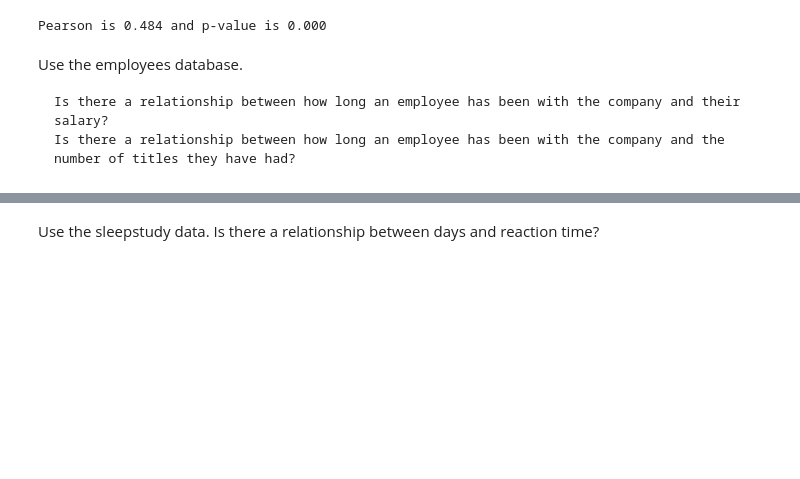
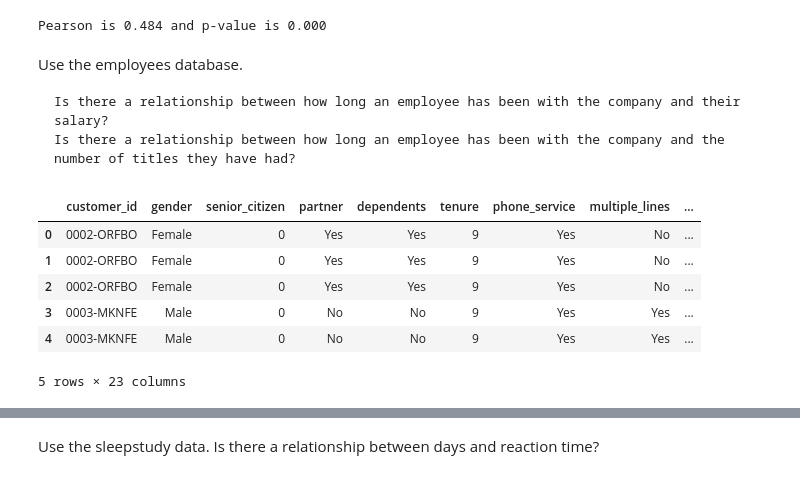
Before and after one commit to JulesMorris/statistics-exercises, a Jupyter notebook: correlation_exercises.ipynb, the cells around one changed output, grey strips where cells are left out. Saved outputs shown, nothing was run; the diff lists cells and outputs as text; code cells hidden in the pictures; blank space fills up the shorter version.

```diff
--- a/correlation_exercises.ipynb
+++ b/correlation_exercises.ipynb
@@ -224,0 +227,22 @@ Use the employees database.
+# %%
+from env import get_db_url
+
+#alternative from review:
+
+url = get_db_url ('telco_churn')
+
+query = '''SELECT *
+FROM customers
+JOIN internet_service_types
+'''
+
+df = pd.read_sql(query, url)
+df.head()
+# %% [output]
+|  | customer_id | gender | senior_citizen | partner | dependents | tenure | phone_service | multiple_lines | ... |
+| 0 | 0002-ORFBO | Female | 0 | Yes | Yes | 9 | Yes | No | ... |
+| 1 | 0002-ORFBO | Female | 0 | Yes | Yes | 9 | Yes | No | ... |
+| 2 | 0002-ORFBO | Female | 0 | Yes | Yes | 9 | Yes | No | ... |
+| 3 | 0003-MKNFE | Male | 0 | No | No | 9 | Yes | Yes | ... |
+| 4 | 0003-MKNFE | Male | 0 | No | No | 9 | Yes | Yes | ... |
+5 rows × 23 columns
```
Also changed, not shown: parts of 20 cells of this notebook.
